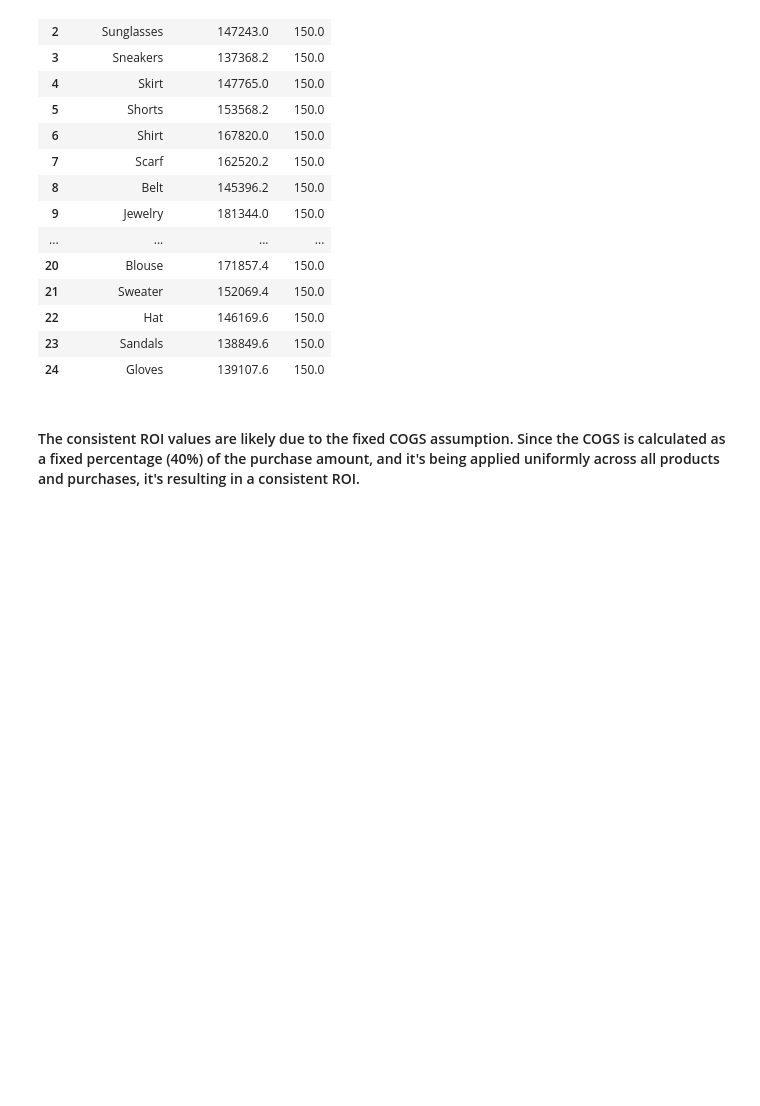
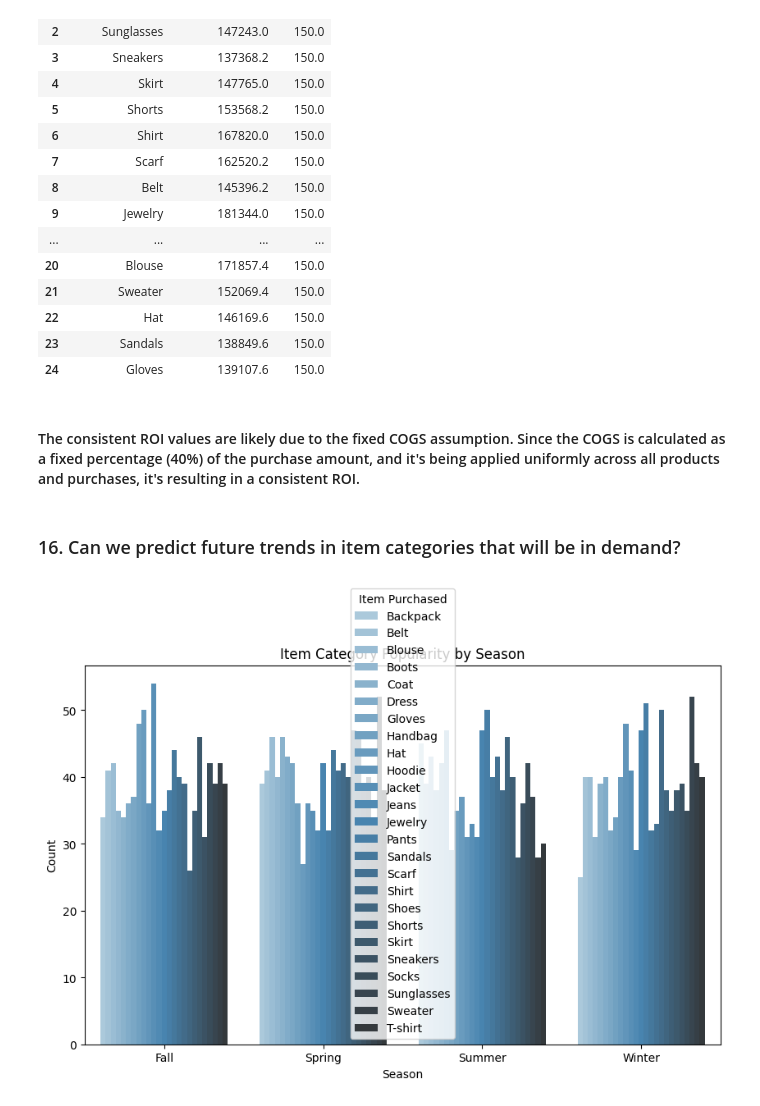
Before and after one commit to shoaiburrehman/data-expedition-movies, a Jupyter notebook: customer-shopping-trends-eda-on-progress.ipynb, the cells around one changed output. Drawn from its saved outputs; the diff is of its cells as text; code cells hidden in the pictures; blank space fills up the shorter version.

Commit message:
Kaggle Notebook | Customer Shopping Trends - EDA [on-progress] | Version 6

```diff
--- a/customer-shopping-trends-eda-on-progress.ipynb
+++ b/customer-shopping-trends-eda-on-progress.ipynb
@@ -242,3 +243,16 @@ top_roi_items[['Item Purchased', 'Net Profit (USD)', 'ROI (%)']]
 | 24 | Gloves | 139107.6 | 150.0 |
 # %% [markdown]
 #### The consistent ROI values are likely due to the fixed COGS assumption. Since the COGS is calculated as a fixed percentage (40%) of the purchase amount, and it's being applied uniformly across all products and purchases, it's resulting in a consistent ROI.
+# %% [markdown]
+### 16. Can we predict future trends in item categories that will be in demand?
+# %%
+seasonal_item_counts = df.groupby(['Season', 'Item Purchased']).size().reset_index(name='Count')
+
+plt.figure(figsize=(10, 6))
+ax = sns.barplot(x='Season', y='Count', hue='Item Purchased', data=seasonal_item_counts, palette='Blues_d')
+
+plt.title('Item Category Popularity by Season')
+plt.xticks(rotation=0)
+plt.show()
+# %% [output]
+[figure, added]
```
Also changed, not shown: parts of 9 cells of this notebook.
